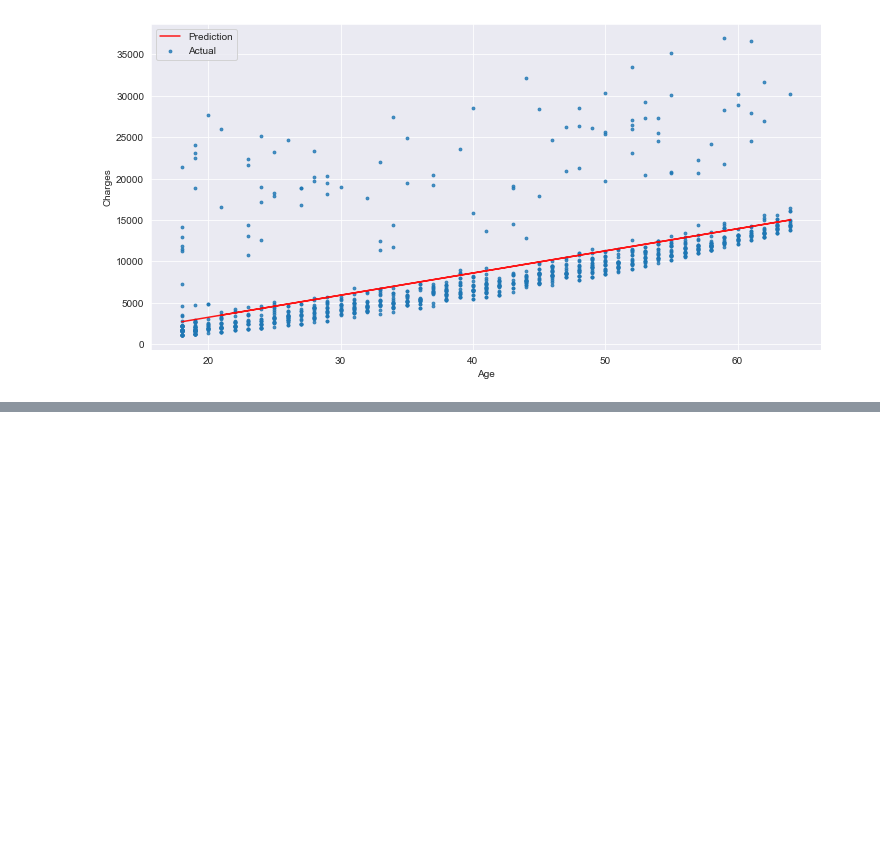
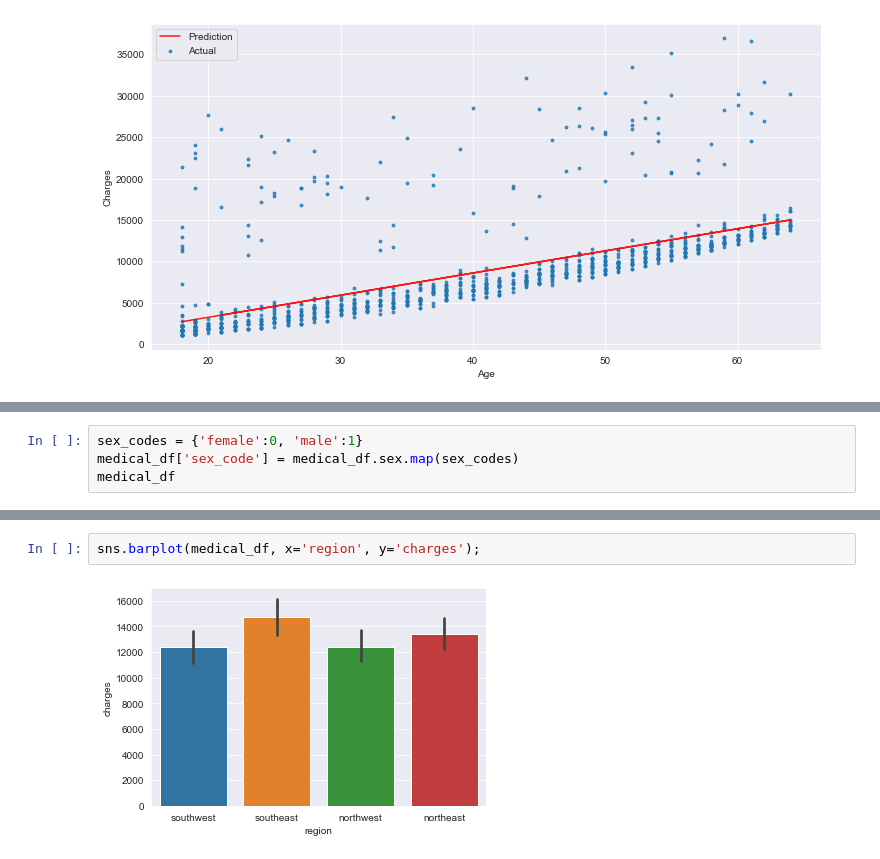
Before and after one commit to ronaldonyango/machineLearning, a Jupyter notebook: LogisticRegression.ipynb, the cells around one changed output, grey strips where cells are left out. Cells and saved outputs as stored; diff of their text form; blank space fills up the shorter version.

```diff
--- a/LogisticRegression.ipynb
+++ b/LogisticRegression.ipynb
@@ -455,0 +529,4 @@ RMSE Loss:  4662.505766636395
+# %%
+sex_codes = {'female':0, 'male':1}
+medical_df['sex_code'] = medical_df.sex.map(sex_codes)
+medical_df
@@ -455,0 +566,4 @@ RMSE Loss:  4662.505766636395
+# %%
+sns.barplot(medical_df, x='region', y='charges');
+# %% [output]
+[figure, added]
```
Also changed, not shown: parts of 14 cells of this notebook.
